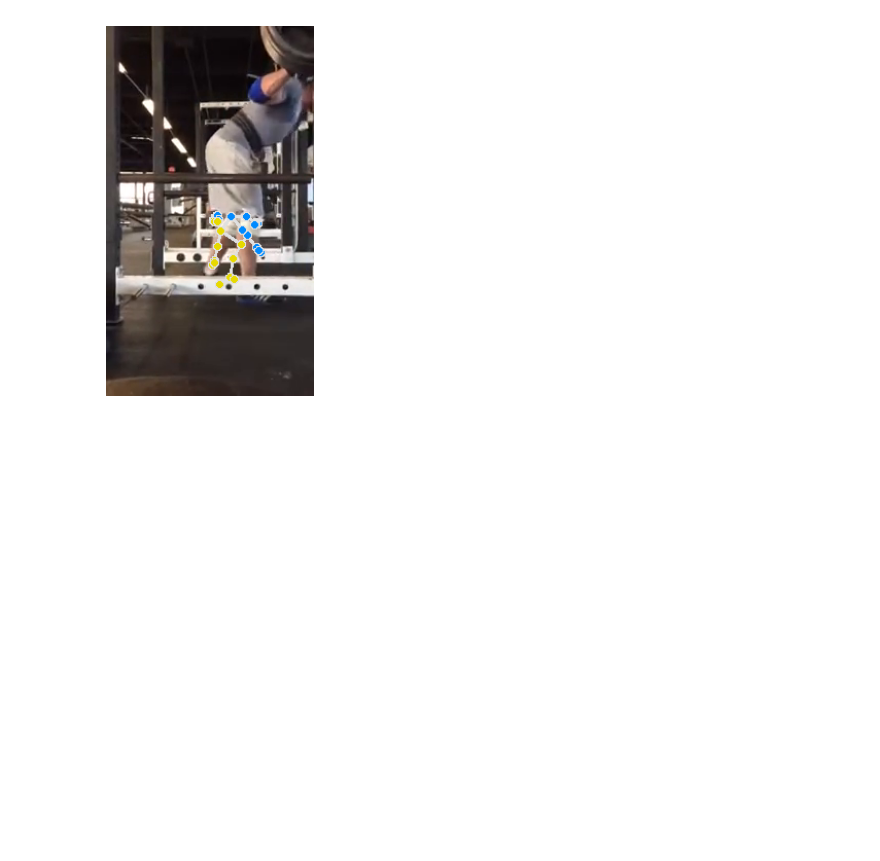
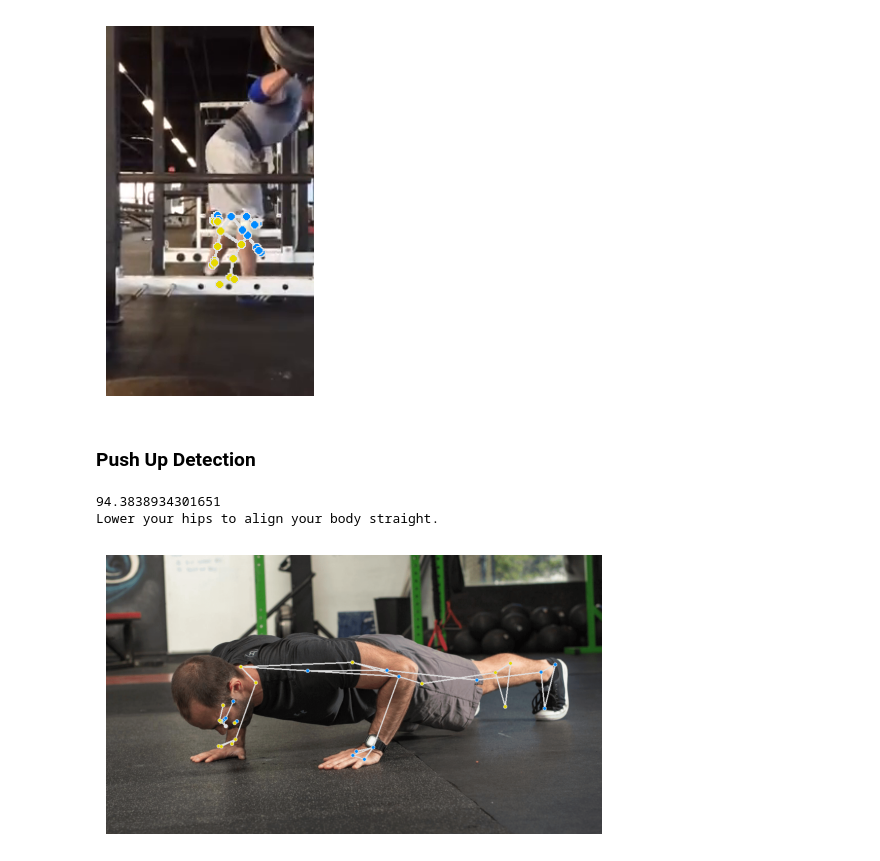
Before and after one commit to dominicaq/workout_estimation, a Jupyter notebook: mp_playground.ipynb, the cells around one changed output. Saved outputs shown, nothing was run; the diff lists cells and outputs as text; code cells hidden in the pictures; blank space fills up the shorter version.

Commit message:
rough pushup algo, needs adjustments

```diff
--- a/mp_playground.ipynb
+++ b/mp_playground.ipynb
@@ -162,3 +161,5 @@ visibility: 0.999
 [figure]
 [figure]
 [figure]
+# %% [markdown]
+### **Push Up Detection**
@@ -164,0 +243,17 @@ visibility: 0.999
+# %%
+# Pushup Usage
+mp_detector = mp_init_detector()
+detection_results, body_parts = mp_process_image(
+    mp_detector,
+    "sample-frames/pushup2.png"
+)
+
+_, text, _ = do_pushup(body_parts)
+print(text)
+
+# Debug
+mp_debug_show_image(mp_detector, "sample-frames/pushup2.png")
+# %% [output]
+94.3838934301651
+Lower your hips to align your body straight.
+[figure, added]
```
Also changed, not shown: parts of 3 cells of this notebook, 2 other files.
